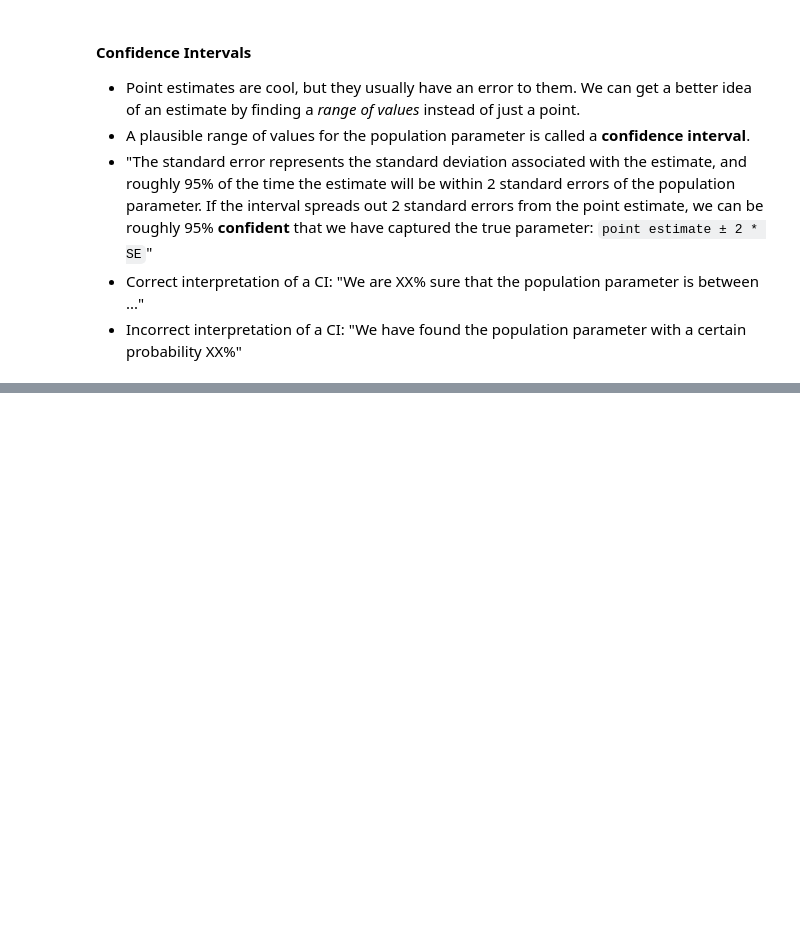
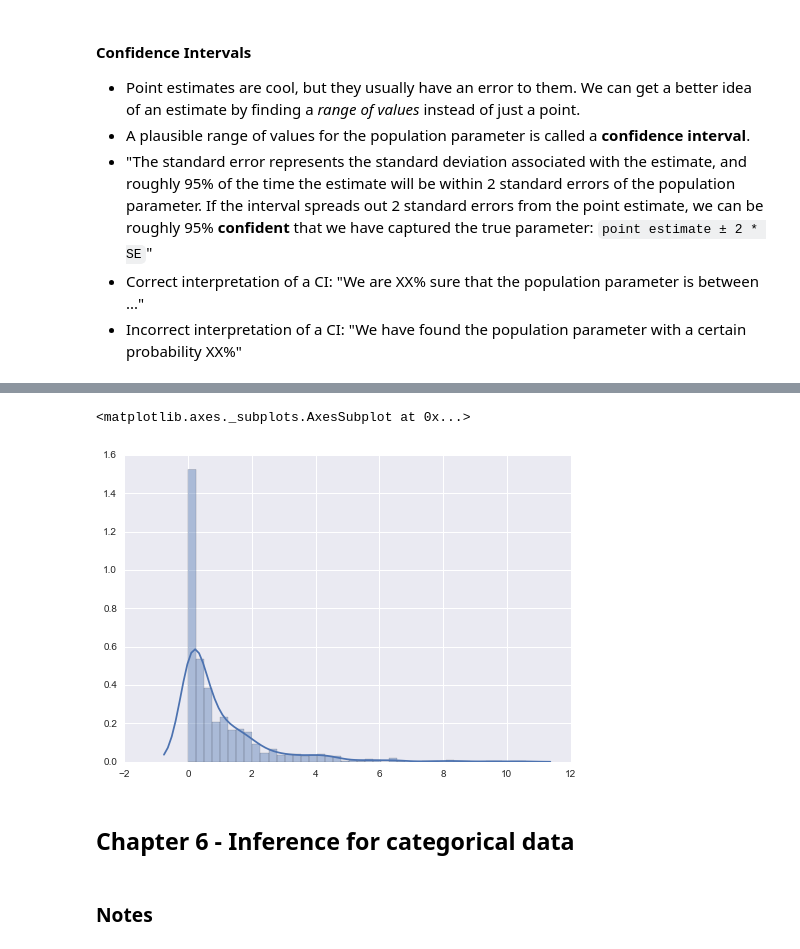
Before and after one commit to rodneykeeling/education-notes, a Jupyter notebook: OpenIntro Statistics Notes.ipynb, the cells around one changed output, grey strips where cells are left out. Cells and saved outputs as stored; diff of their text form; code cells hidden in the pictures; blank space fills up the shorter version.

Commit message:
Add rest of chapter 4 and chapter 5

```diff
--- a/OpenIntro Statistics Notes.ipynb
+++ b/OpenIntro Statistics Notes.ipynb
@@ -195,0 +246,11 @@ sns.distplot(x)
+# %%
+# F Distribution
+x = np.random.f(1, 48, size=1000)
+sns.distplot(x)
+# %% [output]
+<matplotlib.axes._subplots.AxesSubplot at 0x...>
+[figure, added]
+# %% [markdown]
+## Chapter 6 - Inference for categorical data
+# %% [markdown]
+### Notes
```
Also changed, not shown: parts of 8 cells of this notebook.
